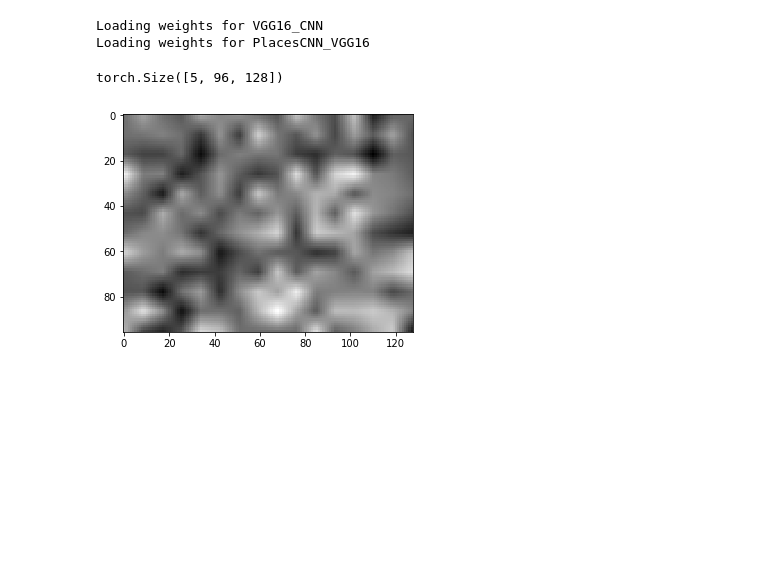
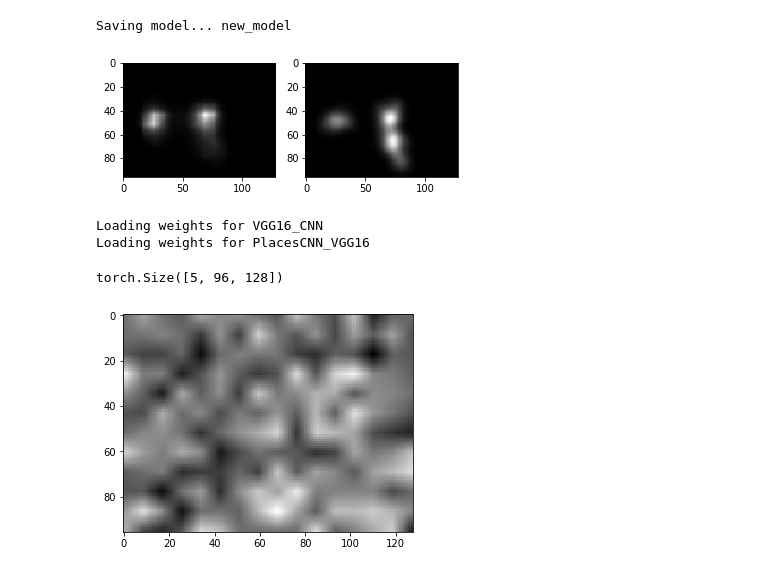
Before and after one commit to AAshqar/DSCLRCN-PyTorch, a Jupyter notebook: DSCLRCN_exp.ipynb, the cells around one changed output. Drawn from its saved outputs; the diff is of its cells as text; code cells hidden in the pictures; blank space fills up the shorter version.

```diff
--- a/DSCLRCN_exp.ipynb
+++ b/DSCLRCN_exp.ipynb
@@ -36,0 +42,15 @@ START TRAIN.
+# %%
+from util.solver import Solver
+
+#num_train = 100
+train_loader = torch.utils.data.DataLoader(train_data, batch_size=10, shuffle=True, num_workers=4)#,
+                                           #sampler=OverfitSampler(num_train))
+val_loader = torch.utils.data.DataLoader(val_data, batch_size=10, shuffle=True, num_workers=4)
+
+# model = DSCLRCN(local_feats_net='CNN')
+model = torch.load('new_model').cuda()
+
+solver = Solver(optim_args={'lr': 1e-4})
+solver.train(model, train_loader, val_loader, num_epochs=15, log_nth=50)
+
+model.save('new_model2')
@@ -37,3 +75,23 @@ START TRAIN.
+# %%
+model.save('new_model')
+# %% [output]
+Saving model... new_model
+# %%
+x,y = test_data.__getitem__(50)
+x = x.contiguous().view(1, *x.size()).cuda()
+y = y.numpy()
+# model = torch.load('new_model').cuda()
+# model.eval()
+x_sal = model(Variable(x))
+
+x_sal_nmp = x_sal.squeeze().cpu().data.numpy()
+plt.subplot(1,2,1)
+plt.imshow(x_sal_nmp, cmap='gray')
+plt.subplot(1,2,2)
+plt.imshow(y, cmap='gray')
+plt.show()
+# %% [output]
+[figure, added]
 # %%
 #X = np.random.randn(5, 3, 360, 480).astype(np.float32)
 #X_tensor = torch.from_numpy(X.copy())
```
Also changed, not shown: parts of 3 cells of this notebook, 5 other files.
